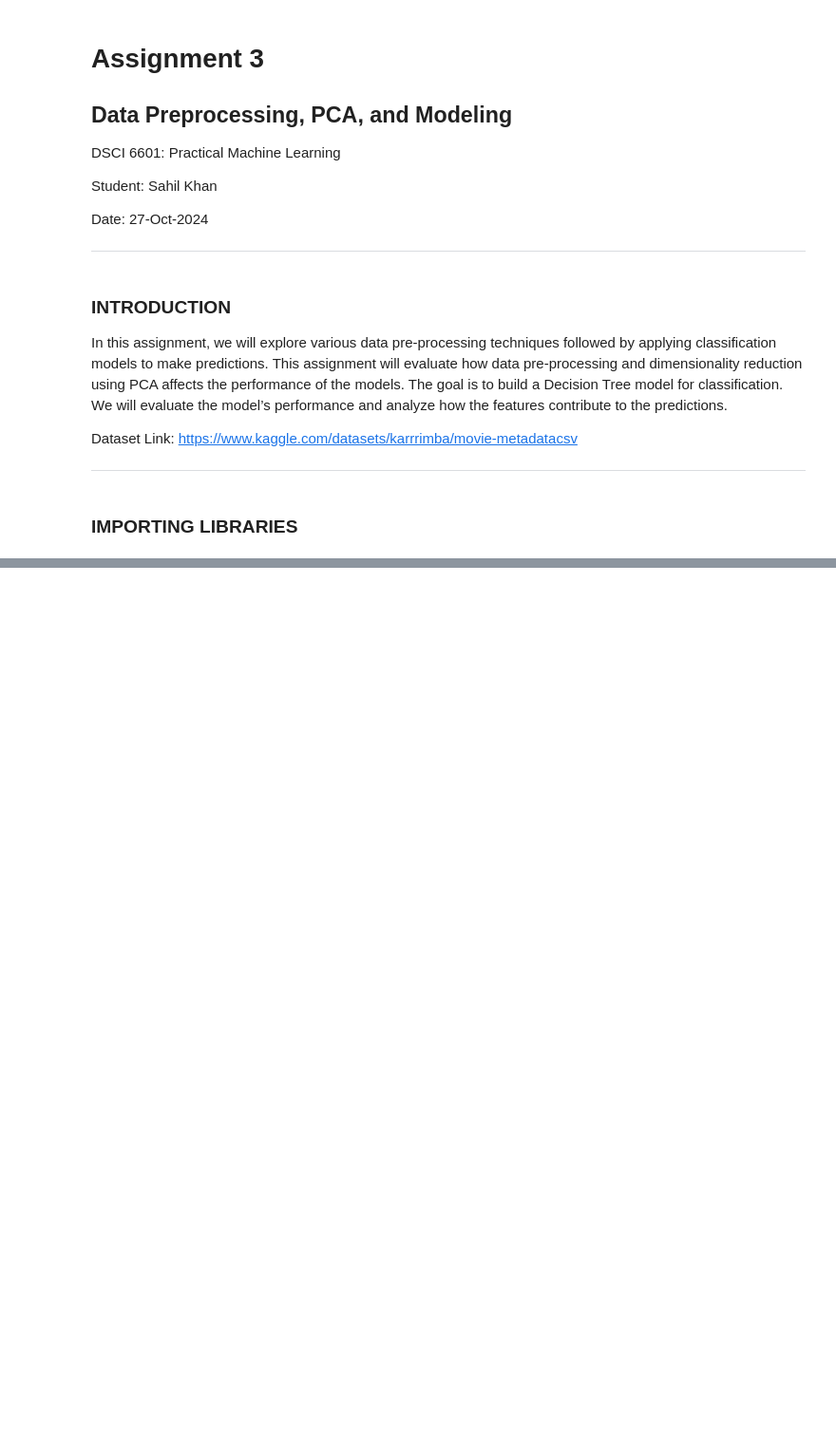
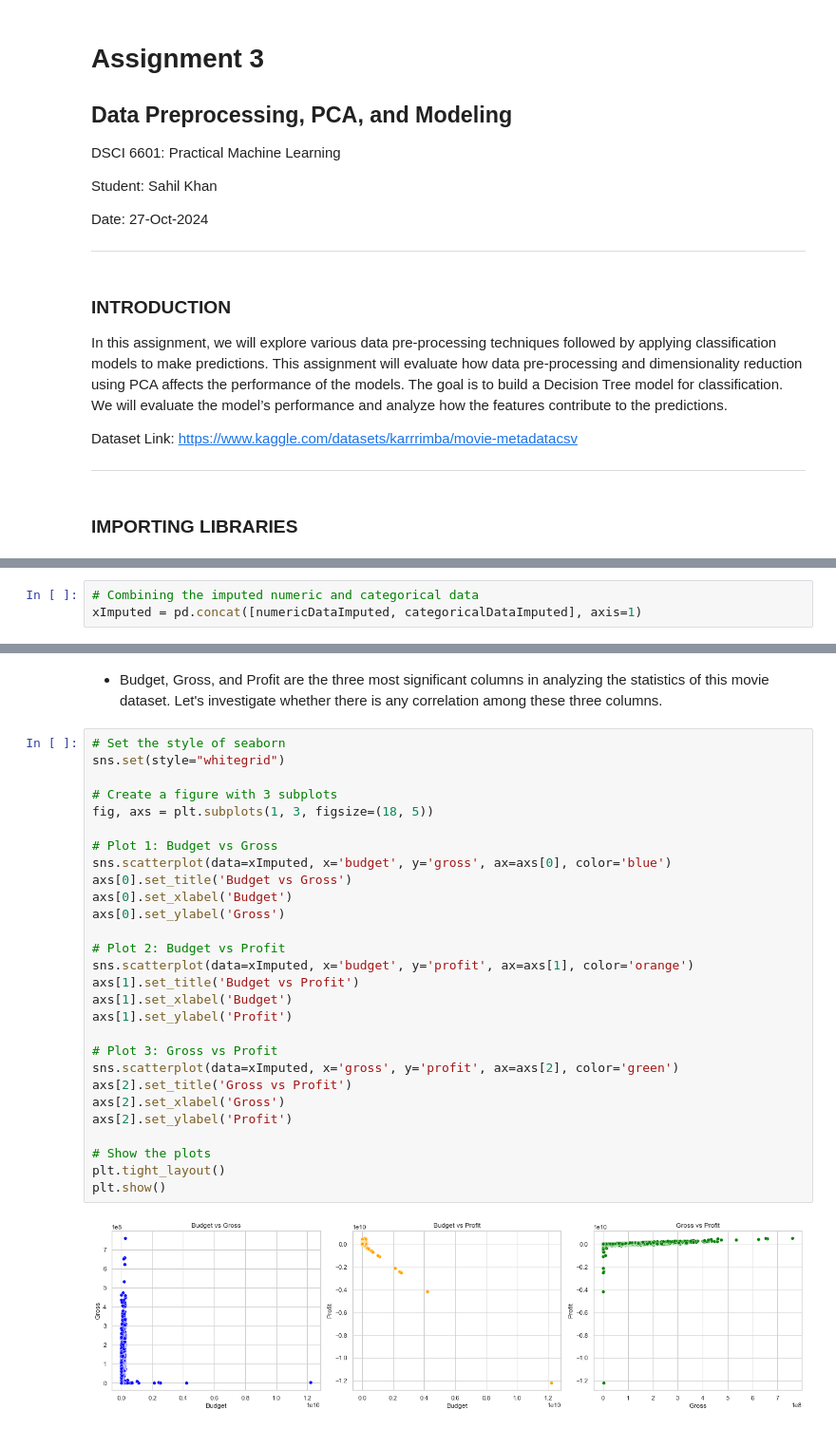
Before and after one commit to sahil82764/MDS-Data-Science, a Jupyter notebook: DSCI-6601-001 Pract Machine Learning 41417/Assignment3/Assignment3.ipynb, the cells around one changed output, grey strips where cells are left out. Shown at 95% size. Cells and saved outputs as stored; diff of their text form; blank space fills up the shorter version.

```diff
--- a/DSCI-6601-001 Pract Machine Learning 41417/Assignment3/Assignment3.ipynb
+++ b/DSCI-6601-001 Pract Machine Learning 41417/Assignment3/Assignment3.ipynb
@@ -36,0 +204,3 @@ pd.set_option('display.max_columns', None)
+# %%
+# Combining the imputed numeric and categorical data
+xImputed = pd.concat([numericDataImputed, categoricalDataImputed], axis=1)
@@ -36,0 +324,32 @@ pd.set_option('display.max_columns', None)
+# %% [markdown]
+- Budget, Gross, and Profit are the three most significant columns in analyzing the statistics of this movie dataset. Let's investigate whether there is any correlation among these three columns.
+# %%
+# Set the style of seaborn
+sns.set(style="whitegrid")
+
+# Create a figure with 3 subplots
+fig, axs = plt.subplots(1, 3, figsize=(18, 5))
+
+# Plot 1: Budget vs Gross
+sns.scatterplot(data=xImputed, x='budget', y='gross', ax=axs[0], color='blue')
+axs[0].set_title('Budget vs Gross')
+axs[0].set_xlabel('Budget')
+axs[0].set_ylabel('Gross')
+
+# Plot 2: Budget vs Profit
+sns.scatterplot(data=xImputed, x='budget', y='profit', ax=axs[1], color='orange')
+axs[1].set_title('Budget vs Profit')
+axs[1].set_xlabel('Budget')
+axs[1].set_ylabel('Profit')
+
+# Plot 3: Gross vs Profit
+sns.scatterplot(data=xImputed, x='gross', y='profit', ax=axs[2], color='green')
+axs[2].set_title('Gross vs Profit')
+axs[2].set_xlabel('Gross')
+axs[2].set_ylabel('Profit')
+
+# Show the plots
+plt.tight_layout()
+plt.show()
+# %% [output]
+[figure, added]
```
Also changed, not shown: parts of 73 cells of this notebook, 1 other file.
